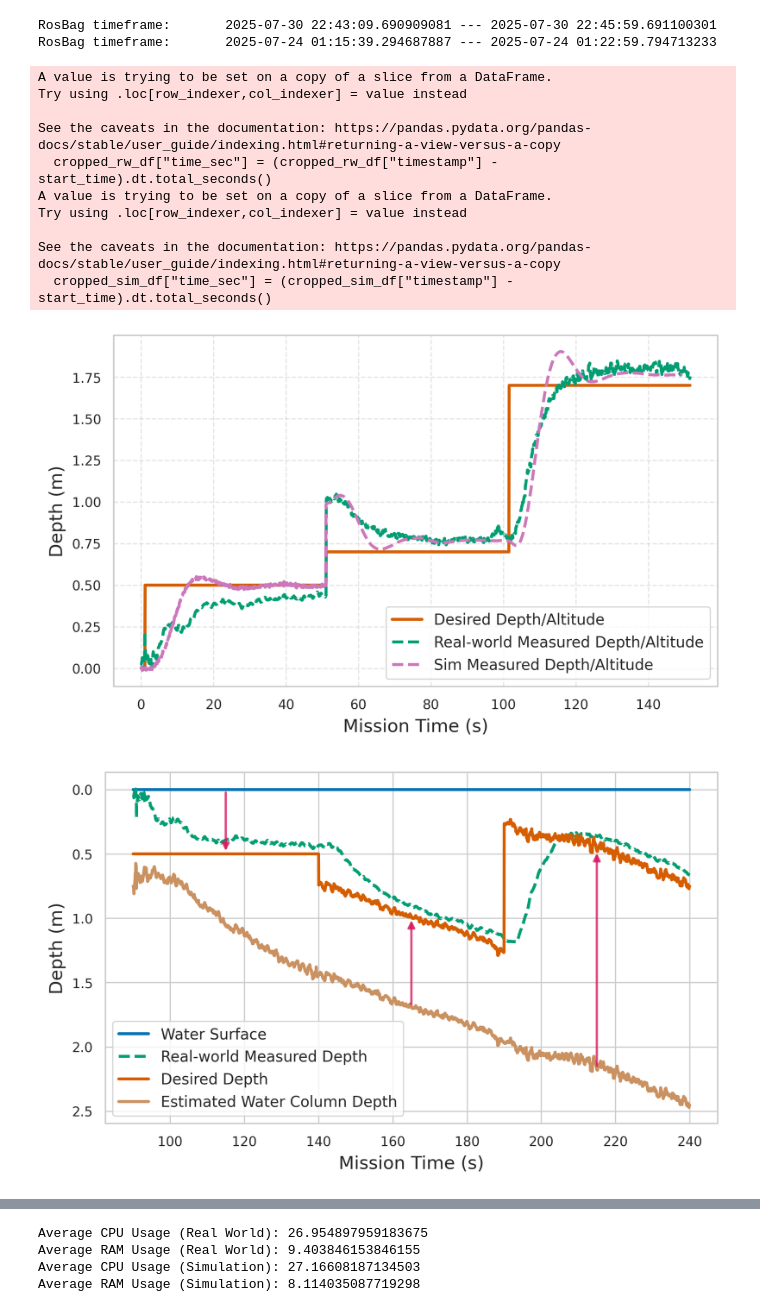
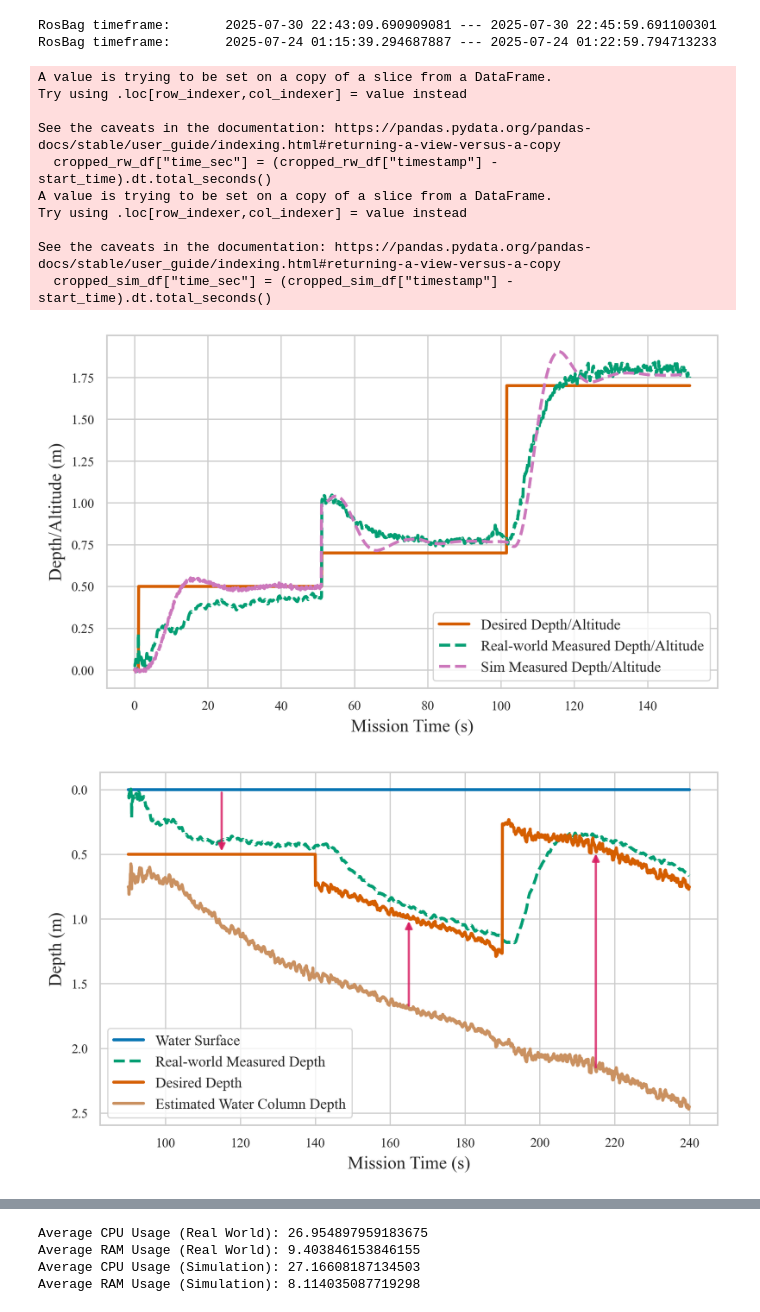
Before and after one commit to BYU-FRoSt-Lab/cougars-base-station, a Jupyter notebook: postprocessing/compared_controllers_analyze.ipynb, the cells around one changed output, grey strips where cells are left out. Cells and saved outputs as stored; diff of their text form; code cells hidden in the pictures.

```diff
--- a/postprocessing/compared_controllers_analyze.ipynb
+++ b/postprocessing/compared_controllers_analyze.ipynb
@@ -142,7 +142,7 @@ sns.set_palette("colorblind")  # colorblind-friendly palette
 c = sns.color_palette("colorblind")  # get colorblind palette colors
 
 # Set Times New Roman font and math font style for publication
-# plt.rcParams["font.family"] = "Times New Roman"
+plt.rcParams["font.family"] = "Times New Roman"
 plt.rcParams["mathtext.fontset"] = "stix"
 
 
@@ -181,36 +181,36 @@ fig, ax = plt.subplots(figsize=(6.5, 4), dpi=300)
 ax.plot(x, y1, color=c[3], label='Desired Depth/Altitude', linewidth=2)
 ax.plot(x, y2, color=c[2], label='Real-world Measured Depth/Altitude', linewidth=2, linestyle='--')
 # # ax.plot(x_sim, y_sim1, label='Depth Sim Desired', color='purple', linewidth=2)
 
 ax.plot(x_sim, y_sim2, label='Sim Measured Depth/Altitude', color=c[4], linewidth=2, linestyle='--')
 
 
 # # ax.plot(x, y3, label='Depth Reference', color='red', linewidth=2, linestyle='--')
 
 # Labels and formatting
 # ax.set_title('Depth Controller Response', fontsize=14)
 ax.set_xlabel('Mission Time (s)', fontsize=12)
-ax.set_ylabel('Depth (m)', fontsize=12)
-ax.grid(True, linestyle='--', alpha=0.5)
+ax.set_ylabel('Depth/Altitude (m)', fontsize=12)
+# ax.grid(True, linestyle='--', alpha=0.5)
 ax.legend(loc='lower right', fontsize=10)
 
 plt.tight_layout()
 
 # Save figure as PDF with embedded fonts and tight layout
 fig.savefig("depth_controls_comparison.pdf", dpi=300, bbox_inches='tight')
 plt.show()
 # %% [output]
 A value is trying to be set on a copy of a slice from a DataFrame.
 Try using .loc[row_indexer,col_indexer] = value instead
 
 See the caveats in the documentation: https://pandas.pydata.org/pandas-docs/stable/user_guide/indexing.html#returning-a-view-versus-a-copy
   cropped_rw_df["time_sec"] = (cropped_rw_df["timestamp"] - start_time).dt.total_seconds()
 A value is trying to be set on a copy of a slice from a DataFrame.
 Try using .loc[row_indexer,col_indexer] = value instead
 
 See the caveats in the documentation: https://pandas.pydata.org/pandas-docs/stable/user_guide/indexing.html#returning-a-view-versus-a-copy
   cropped_sim_df["time_sec"] = (cropped_sim_df["timestamp"] - start_time).dt.total_seconds()
-[figure, old version]
+[figure, new version]
 # %%
 import yaml
 
@@ -317,7 +317,7 @@ sns.set_palette("colorblind")  # colorblind-friendly palette
 c = sns.color_palette("colorblind")  # get colorblind palette colors
 
 # Set Times New Roman font and math font style for publication
-# plt.rcParams["font.family"] = "Times New Roman"
+plt.rcParams["font.family"] = "Times New Roman"
 plt.rcParams["mathtext.fontset"] = "stix"
 
 # Create figure with high DPI for sharp output
@@ -376,7 +376,7 @@ fig.savefig("depth_profile" + MISSION_KEYWORDS[0] + ".pdf", dpi=300, bbox_inches
 
 plt.show()
 # %% [output]
-[figure, old version]
+[figure, new version]
 # %%
 
 rw_controls_debug = rw_topics["/controls/debug"]
```
Also changed, not shown: parts of 1 cell of this notebook, 26 other files.
